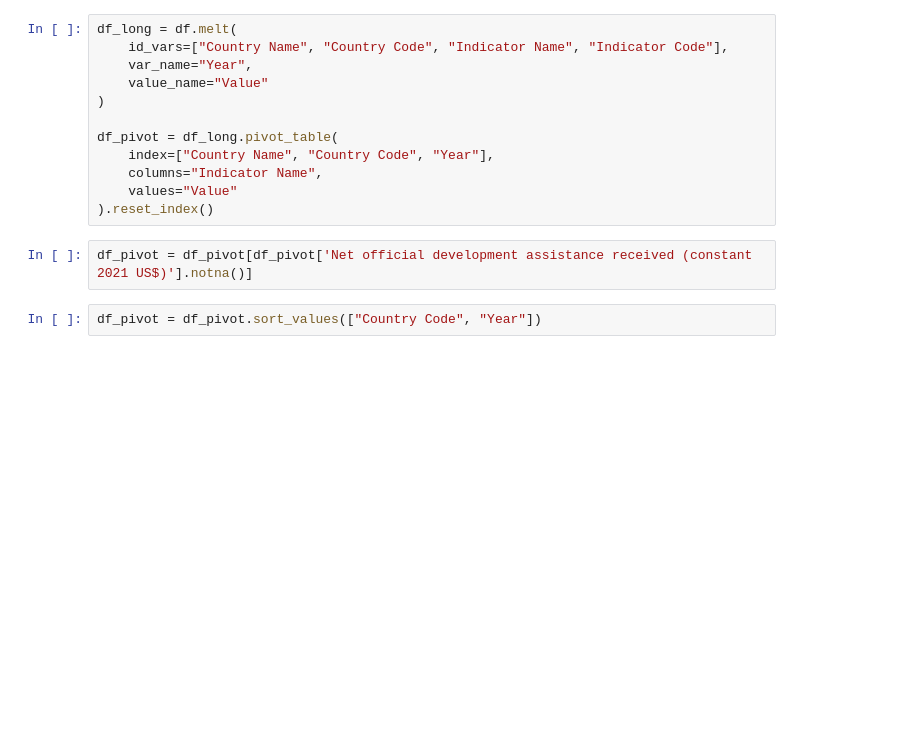
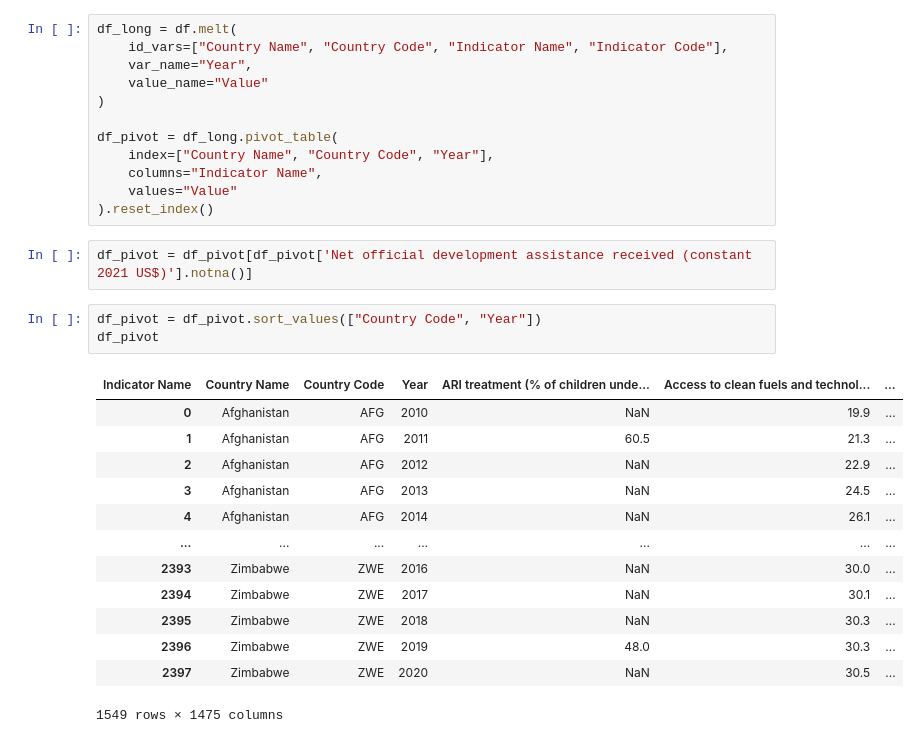
Before and after one commit to mseshan/DS3001Project, a Jupyter notebook: all_lasso.ipynb, the cells around one changed output. Drawn from its saved outputs; the diff is of its cells as text; blank space fills up the shorter version.

```diff
--- a/all_lasso.ipynb
+++ b/all_lasso.ipynb
@@ -44,6 +46,21 @@ df_pivot = df_long.pivot_table(
 df_pivot = df_pivot[df_pivot['Net official development assistance received (constant 2021 US$)'].notna()]
 # %%
 df_pivot = df_pivot.sort_values(["Country Code", "Year"])
+df_pivot
+# %% [output]
+| Indicator Name | Country Name | Country Code | Year | ARI treatment (% of children unde... | Access to clean fuels and technol... | ... |
+| 0 | Afghanistan | AFG | 2010 | NaN | 19.9 | ... |
+| 1 | Afghanistan | AFG | 2011 | 60.5 | 21.3 | ... |
+| 2 | Afghanistan | AFG | 2012 | NaN | 22.9 | ... |
+| 3 | Afghanistan | AFG | 2013 | NaN | 24.5 | ... |
+| 4 | Afghanistan | AFG | 2014 | NaN | 26.1 | ... |
+| ... | ... | ... | ... | ... | ... | ... |
+| 2393 | Zimbabwe | ZWE | 2016 | NaN | 30.0 | ... |
+| 2394 | Zimbabwe | ZWE | 2017 | NaN | 30.1 | ... |
+| 2395 | Zimbabwe | ZWE | 2018 | NaN | 30.3 | ... |
+| 2396 | Zimbabwe | ZWE | 2019 | 48.0 | 30.3 | ... |
+| 2397 | Zimbabwe | ZWE | 2020 | NaN | 30.5 | ... |
+1549 rows × 1475 columns
 # %%
 # Load data
 df = df_pivot.copy()
```
Also changed, not shown: parts of 4 cells of this notebook, 1 other file.
